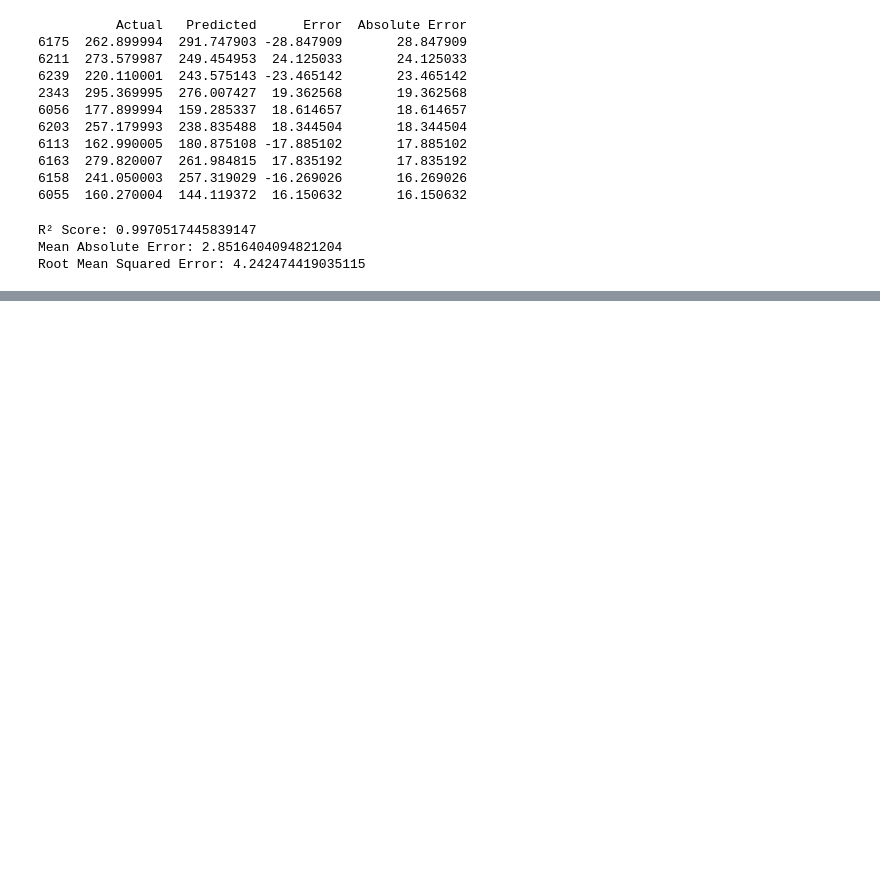
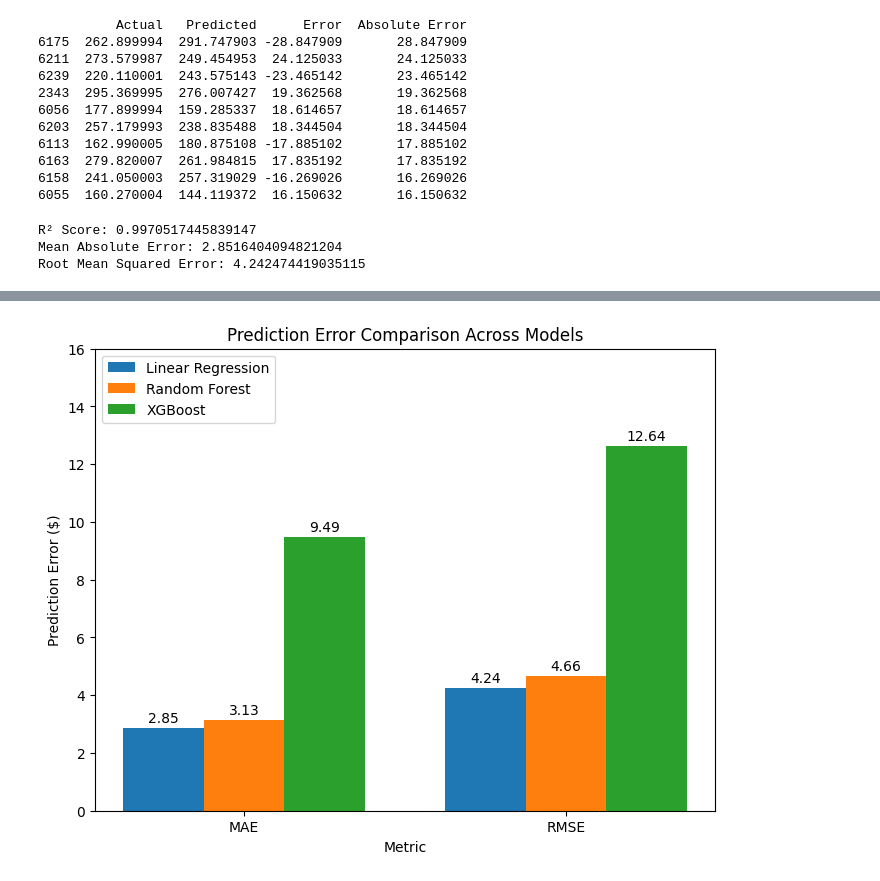
Before and after one commit to Jeffrey-AI-research/Stock-Market-Predictions-AI-Research, a Jupyter notebook: Stock_Market_Predictions_AI_Research_(LR_Revision_2).ipynb, the cells around one changed output, grey strips where cells are left out. Cells and saved outputs as stored; diff of their text form; code cells hidden in the pictures; blank space fills up the shorter version.

```diff
--- a/Stock_Market_Predictions_AI_Research_(LR_Revision_2).ipynb
+++ b/Stock_Market_Predictions_AI_Research_(LR_Revision_2).ipynb
@@ -227,0 +270,33 @@ plt.show()
+# %%
+# Figure 4: MAE and RMSE Comparison
+
+metrics = ["MAE", "RMSE"]
+linear = [mean_absolute_error(y_test, y_pred), np.sqrt(mean_squared_error(y_test, y_pred))]
+random_forest = [3.1305537843499147, 4.658274316384531]
+xgboost = [9.48813556865522, 12.64115302163617]
+
+x = np.arange(len(metrics))
+width = 0.25
+
+plt.figure(figsize=(8,6))
+
+bars1 = plt.bar(x - width, linear, width, label="Linear Regression")
+bars2 = plt.bar(x, random_forest, width, label="Random Forest")
+bars3 = plt.bar(x + width, xgboost, width, label="XGBoost")
+
+plt.title("Prediction Error Comparison Across Models")
+plt.xlabel("Metric")
+plt.ylabel("Prediction Error ($)")
+plt.xticks(x, metrics)
+plt.ylim(0, 16)
+plt.legend(loc="upper left")
+
+for bars in [bars1, bars2, bars3]:
+    for bar in bars:
+        height = bar.get_height()
+        plt.text(bar.get_x() + bar.get_width()/2, height + 0.2, f"{height:.2f}", ha="center")
+
+plt.savefig("figure4_error_comparison.png", dpi=300, bbox_inches="tight")
+plt.show()
+# %% [output]
+[figure, added]
```
Also changed, not shown: parts of 4 cells of this notebook.
